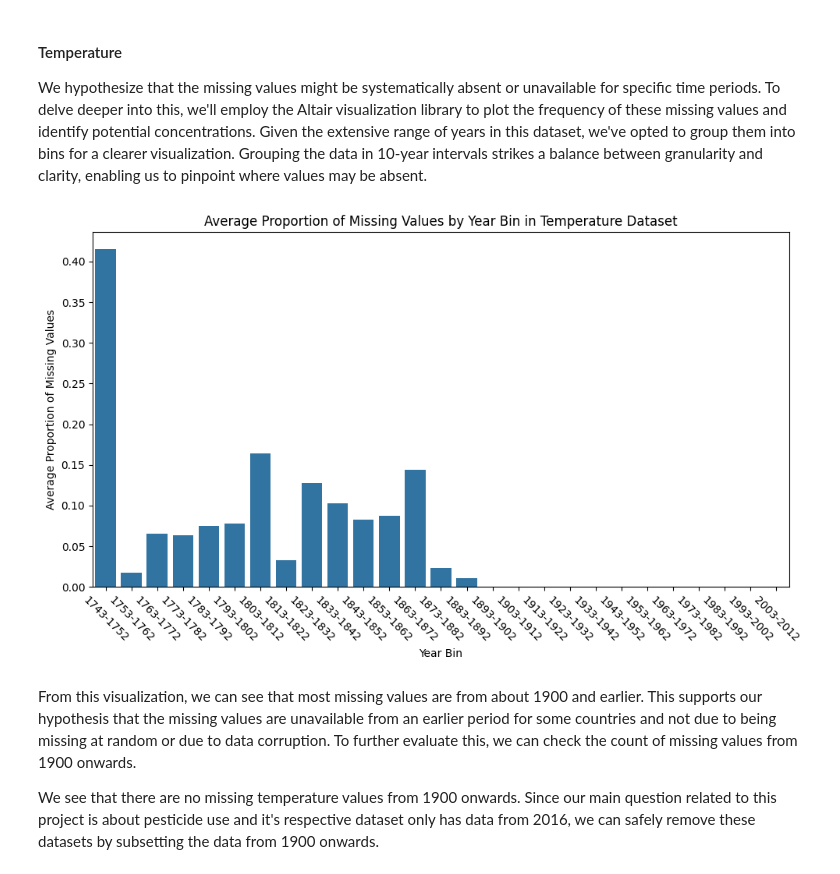
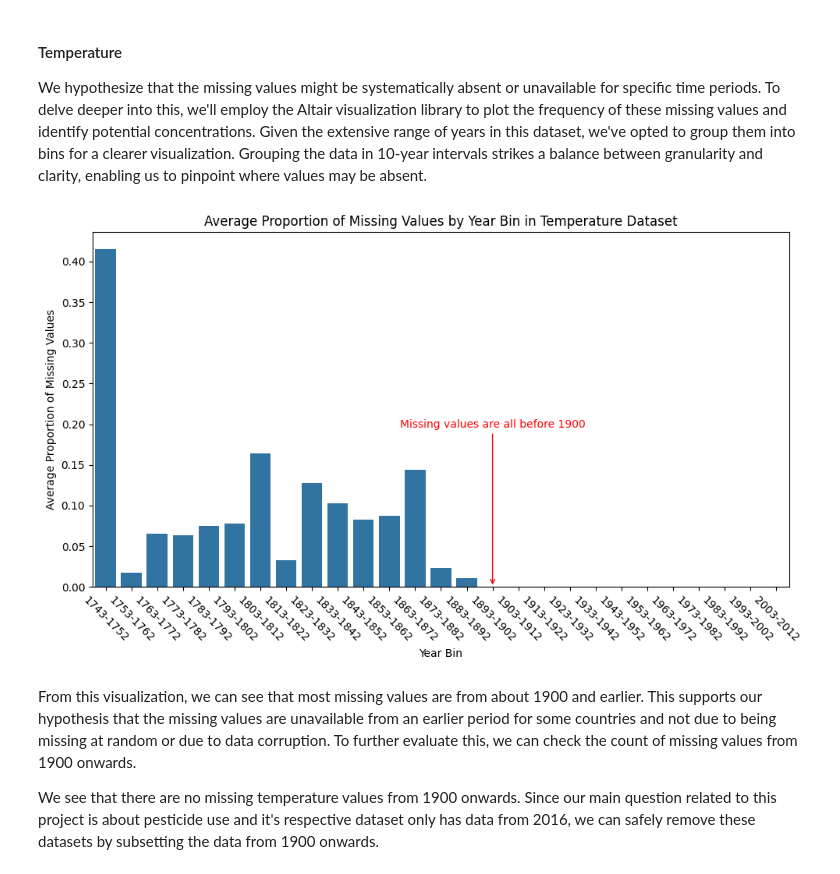
Before and after one commit to nkabram/um-milestone, a Jupyter notebook: Final.ipynb, the cells around one changed output. Drawn from its saved outputs; the diff is of its cells as text; code cells hidden in the pictures.

Commit message:
Updated Final up until almost merge, just have to deal with countries that have all zero values for pesticide use, will remove them before final merge.

```diff
--- a/Final.ipynb
+++ b/Final.ipynb
@@ -381,26 +381,39 @@ We hypothesize that the missing values might be systematically absent or unavail
 # %%
 bin_size = 10
 min_year_temp = temp_df["Year"].min()
 max_year_temp = temp_df["Year"].max()
 bins_temp = list(range(int(min_year_temp), int(max_year_temp) + bin_size, bin_size))
 
 bin_labels_temp = [f"{i}-{i + bin_size - 1}" for i in bins_temp[:-1]]
 temp_df["Year_Bin"] = pd.cut(temp_df["Year"], bins=bins_temp, labels=bin_labels_temp, right=False)
 temp_missing_by_bin = temp_df.groupby("Year_Bin", observed=True)["Temperature"].apply(lambda x: x.isnull().mean())
 
 temp_missing_df = temp_missing_by_bin.reset_index()
 temp_missing_df.columns = ['Year_Bin', 'Missing_Proportion']
 
+index_1900 = temp_missing_df[temp_missing_df["Year_Bin"] == "1893-1902"].index[0]
+
 plt.figure(figsize=(10, 6))
 sns.barplot(x="Year_Bin", y="Missing_Proportion", data=temp_missing_df)
 plt.xticks(rotation=-45)
 plt.title('Average Proportion of Missing Values by Year Bin in Temperature Dataset')
 plt.ylabel('Average Proportion of Missing Values')
 plt.xlabel('Year Bin')
+
+arrowprops = dict(arrowstyle="->", color='red')
+plt.annotate('Missing values are all before 1900',
+             xy=(index_1900, 0.0),
+             xytext=(index_1900, 0.2),
+             textcoords='data',
+             arrowprops=arrowprops,
+             verticalalignment='center',
+             horizontalalignment='center',
+             color='red')
+
 plt.tight_layout()
 plt.show()
 # %% [output]
-[figure, old version]
+[figure, new version]
 # %% [markdown]
 From this visualization, we can see that most missing values are from about 1900 and earlier. This supports our hypothesis that the missing values are unavailable from an earlier period for some countries and not due to being missing at random or due to data corruption. To further evaluate this, we can check the count of missing values from 1900 onwards.
 
```
Also changed, not shown: parts of 39 cells of this notebook, 2 other files.
